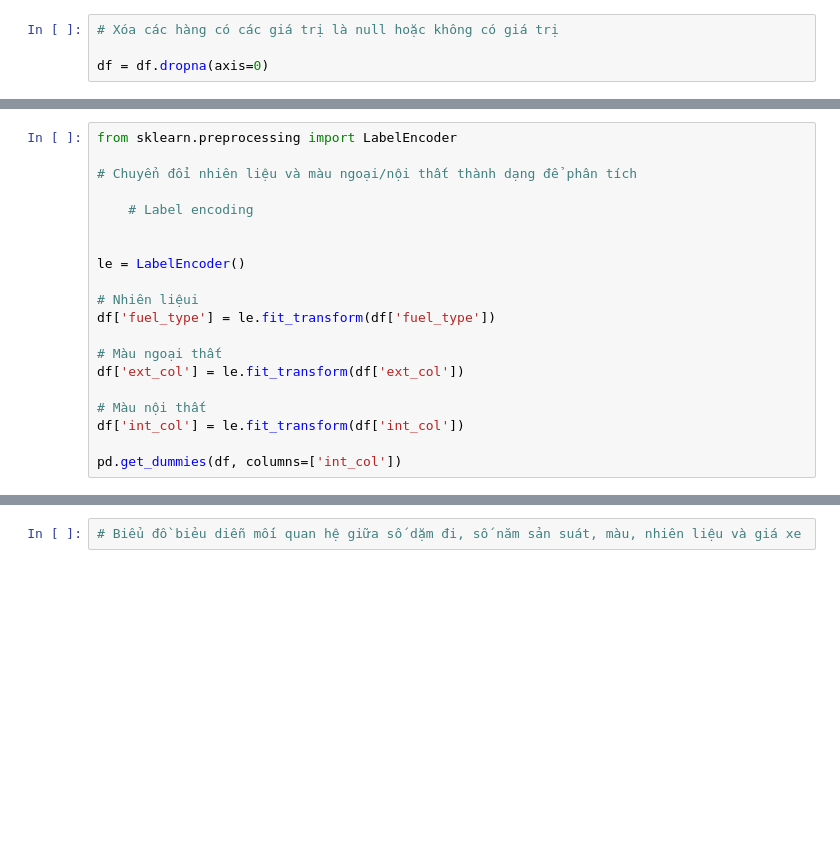
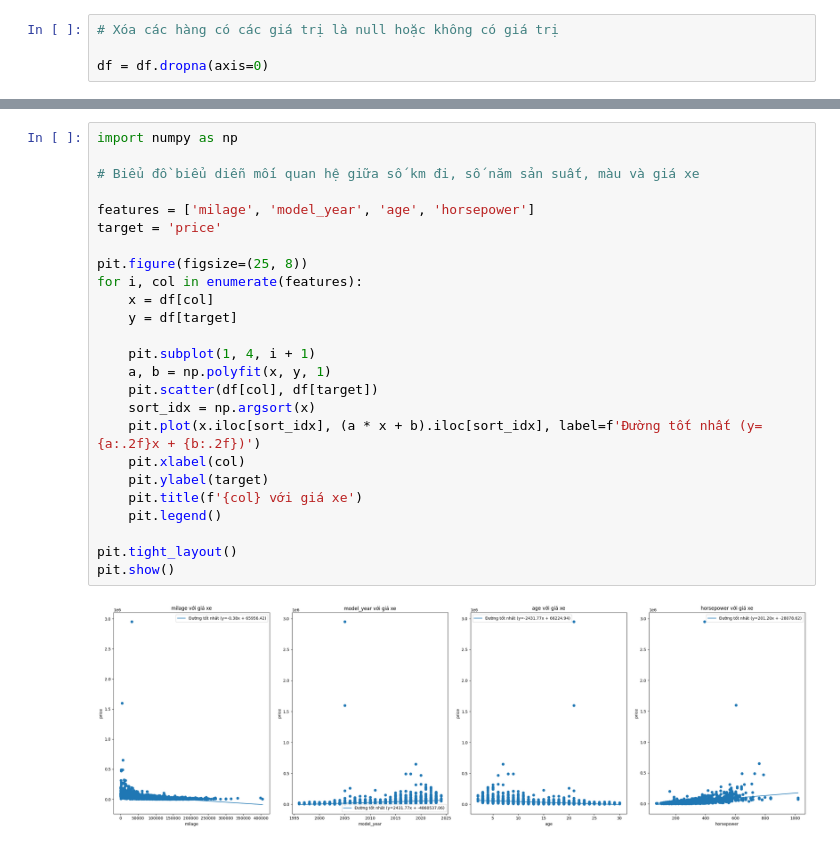
Before and after one commit to Thienbao2211/Used_Car_Analysis, a Jupyter notebook: notebook/PNL_CSA07.ipynb, the cells around one changed output, grey strips where cells are left out. Cells and saved outputs as stored; diff of their text form; blank space fills up the shorter version.

```diff
--- a/notebook/PNL_CSA07.ipynb
+++ b/notebook/PNL_CSA07.ipynb
@@ -170,21 +204 @@ pit.show()
 [figure]
-# %%
-from sklearn.preprocessing import LabelEncoder
-
-# Chuyển đổi nhiên liệu và màu ngoại/nội thất thành dạng để phân tích
-
-    # Label encoding
-
-
-le = LabelEncoder()
-
-# Nhiên liệui
-df['fuel_type'] = le.fit_transform(df['fuel_type'])
-
-# Màu ngoại thất
-df['ext_col'] = le.fit_transform(df['ext_col'])
-
-# Màu nội thất
-df['int_col'] = le.fit_transform(df['int_col'])
-
-pd.get_dummies(df, columns=['int_col'])
@@ -205,2 +205,27 @@ pd.get_dummies(df, columns=['int_col'])
 # %%
-# Biểu đồ biẻu diễn mối quan hệ giữa số dặm đi, số năm sản suát, màu, nhiên liệu và giá xe
+import numpy as np
+
+# Biểu đồ biểu diễn mối quan hệ giữa số km đi, số năm sản suất, màu và giá xe
+
+features = ['milage', 'model_year', 'age', 'horsepower']
+target = 'price'
+
+pit.figure(figsize=(25, 8))
+for i, col in enumerate(features):
+    x = df[col]
+    y = df[target]
+
+    pit.subplot(1, 4, i + 1)
+    a, b = np.polyfit(x, y, 1)
+    pit.scatter(df[col], df[target])
+    sort_idx = np.argsort(x)
+    pit.plot(x.iloc[sort_idx], (a * x + b).iloc[sort_idx], label=f'Đường tốt nhất (y={a:.2f}x + {b:.2f})')
+    pit.xlabel(col)
+    pit.ylabel(target)
+    pit.title(f'{col} với giá xe')
+    pit.legend()
+
+pit.tight_layout()
+pit.show()
+# %% [output]
+[figure, added]
```
Also changed, not shown: parts of 12 cells of this notebook, 1 other file.
